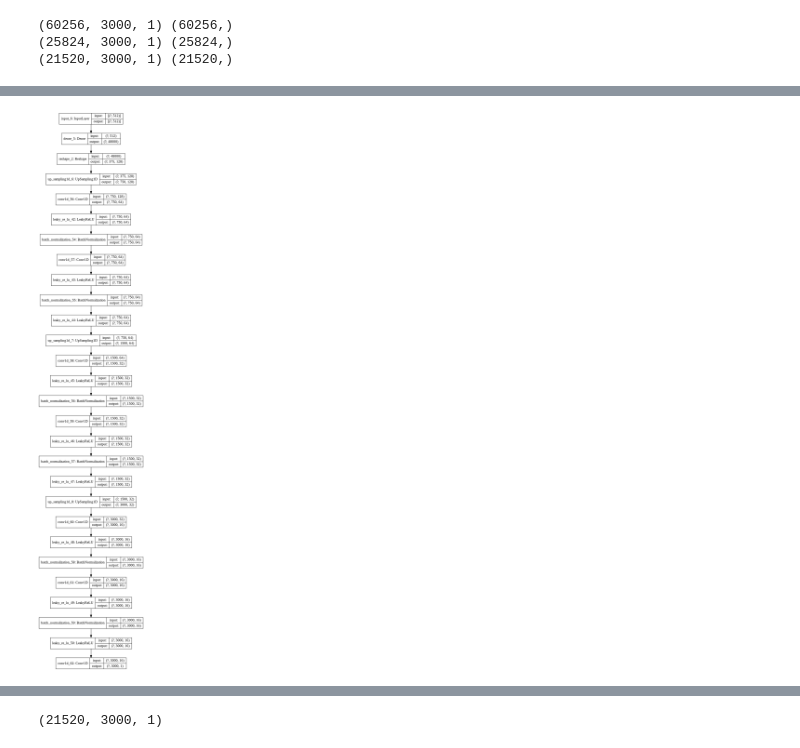
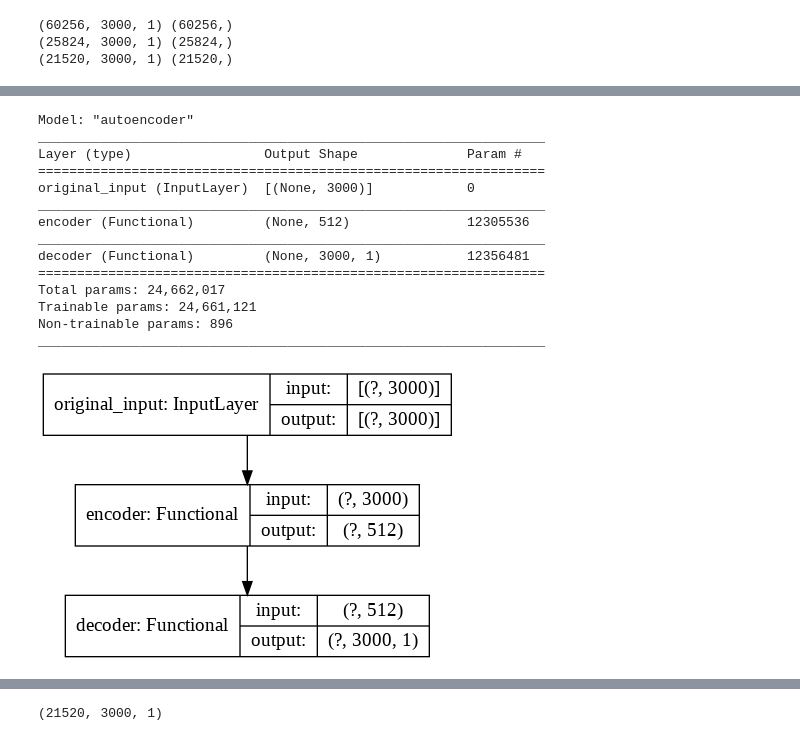
Before and after one commit to siddinc/eeg2vec, a Jupyter notebook: notebooks/mne_sleep_WaveNet_ResNet_autoencoder.ipynb, the cells around one changed output, grey strips where cells are left out. Saved outputs shown, nothing was run; the diff lists cells and outputs as text; code cells hidden in the pictures.

Commit message:
add images

```diff
--- a/notebooks/mne_sleep_WaveNet_ResNet_autoencoder.ipynb
+++ b/notebooks/mne_sleep_WaveNet_ResNet_autoencoder.ipynb
@@ -177,13 +188,16 @@ plt.show()
 # %%
-def residual_block_a(input, no_of_filters, kernel_size=3):
-  x_short = Conv1D(filters=no_of_filters, kernel_size=1, padding="same")(input)
+def residual_block_b(input, no_of_filters, kernel_size=3):
+  x = UpSampling1D(size=2)(input)
+
+  x_short = Conv1D(filters=no_of_filters, kernel_size=1, padding="same")(x)
   x_short = BatchNormalization()(x_short)
 
-  x = Conv1D(filters=no_of_filters, kernel_size=kernel_size, padding="same")(input)
+  x = Conv1D(filters=no_of_filters, kernel_size=kernel_size, padding="same")(x)
   x = LeakyReLU(alpha=0.2)(x)
   x = BatchNormalization()(x)
 
   x = Conv1D(filters=no_of_filters, kernel_size=kernel_size, padding="same")(x)
+  x = LeakyReLU(alpha=0.2)(x)
   x = BatchNormalization()(x)
 
   x_add = Add()([x_short, x])
@@ -209,20 +207 @@ def residual_block_a(input, no_of_filters, kernel_size=3):
-# %%
-def residual_block_b(input, no_of_filters, kernel_size=3):
-  x = UpSampling1D(size=2)(input)
-
-  # x_short = Conv1D(filters=no_of_filters, kernel_size=1, padding="same")(x)
-  # x_short = BatchNormalization()(x_short)
-
-  x = Conv1D(filters=no_of_filters, kernel_size=kernel_size, padding="same")(x)
-  x = LeakyReLU(alpha=0.2)(x)
-  x = BatchNormalization()(x)
-
-  x = Conv1D(filters=no_of_filters, kernel_size=kernel_size, padding="same")(x)
-  x = LeakyReLU(alpha=0.2)(x)
-  x = BatchNormalization()(x)
-
-  # x_add = Add()([x_short, x])
-  x_out = LeakyReLU(alpha=0.2)(x)
-
-  return x_out
 # %%
@@ -285,9 +255,34 @@ _________________________________________________________________
+# %%
+input_shape = (3000, )
+output_shape = (512, )
+kernel_size = 2
+dilation_depth = 6
+n_filters = 16
+
+
+(encoder, decoder, autoencoder) = build_model(input_shape, n_filters, dilation_depth, output_shape, kernel_size)
+autoencoder.summary()
+# %% [output]
+Model: "autoencoder"
+_________________________________________________________________
+Layer (type)                 Output Shape              Param #
+=================================================================
+original_input (InputLayer)  [(None, 3000)]            0
+_________________________________________________________________
+encoder (Functional)         (None, 512)               12305536
+_________________________________________________________________
+decoder (Functional)         (None, 3000, 1)           12356481
+=================================================================
+Total params: 24,662,017
+Trainable params: 24,661,121
+Non-trainable params: 896
+_________________________________________________________________
 # %%
 from tensorflow.keras.utils import plot_model
 plot_model(encoder, to_file='./encoder.png', show_shapes=True, show_layer_names=True)
 plot_model(decoder, to_file='./decoder.png', show_shapes=True, show_layer_names=True)
-# plot_model(autoencoder, to_file='./autoencoder.png', show_shapes=True, show_layer_names=True)
+plot_model(autoencoder, to_file='./autoencoder.png', show_shapes=True, show_layer_names=True)
 # %% [output]
-[figure, old version]
+[figure, new version]
 # %%
 INIT_LR = 0.0005
```
Also changed, not shown: parts of 40 cells of this notebook, 15 other files.
